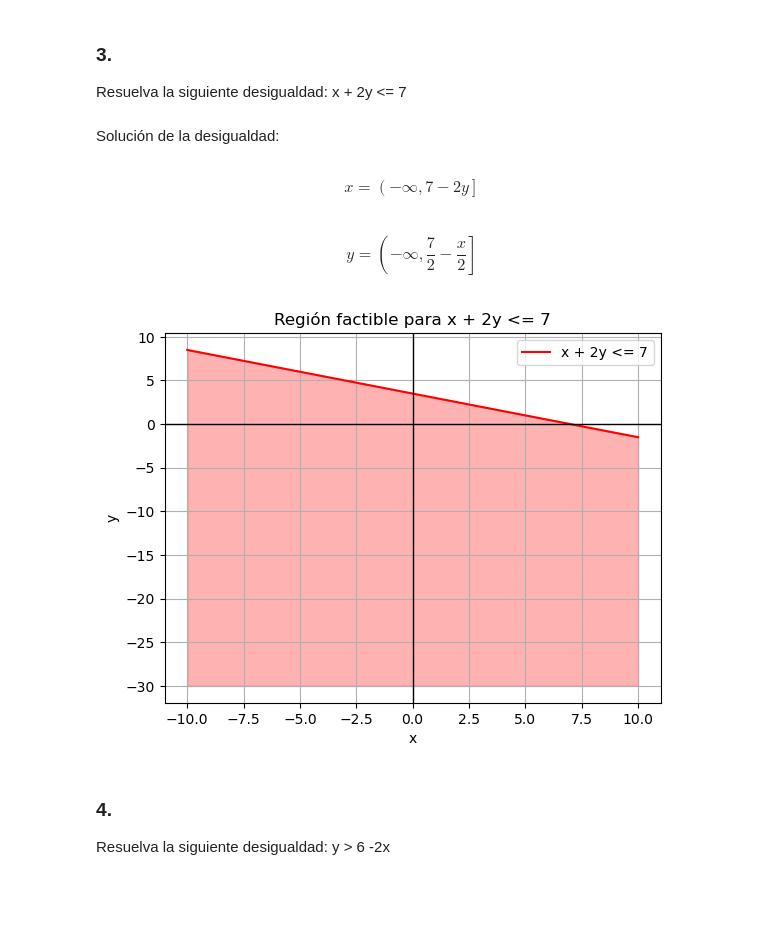
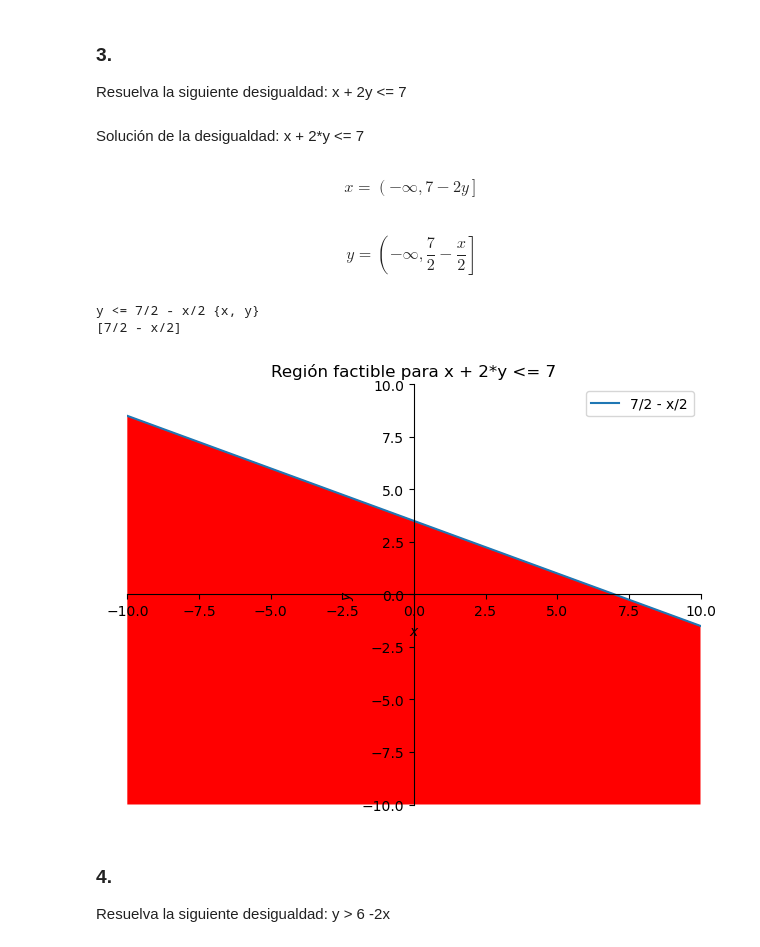
Before and after one commit to guidomantilla/esp-bigdata-dataanal, a Jupyter notebook: 1.1-linear-algebra/clase 02.ipynb, the cells around one changed output. Drawn from its saved outputs; the diff is of its cells as text; code cells hidden in the pictures; blank space fills up the shorter version.

```diff
--- a/1.1-linear-algebra/clase 02.ipynb
+++ b/1.1-linear-algebra/clase 02.ipynb
@@ -38,16 +56,25 @@ $$y = \left(-\infty, \frac{3 x}{2} - 6\right]$$
 Resuelva la siguiente desigualdad: x + 2y <= 7
 # %%
 import sympy as sp
-from pkg.functions import print_solution_inequality
+from pkg.functions import (
+    calculate_solution_equation,
+    print_solution_equation,
+    plot_solution_equation,
+)
 
 x, y = sp.symbols("x y", real=True)
-label, expression, result = "x + 2y <= 7", x + 2 * y, 7
-print_solution_inequality(label, x, y, expression, "<=", result, False)
+equation = sp.Rel(x + 2 * y, 7, "<=")
+sol_x, sol_y = calculate_solution_equation(x, y, equation)
+print_solution_equation(x, y, equation, sol_x, sol_y)
+plot = plot_solution_equation(x, y, equation)
+plot.show()
 # %% [output]
-Solución de la desigualdad:
+Solución de la desigualdad: x + 2*y <= 7
 $$x = \left(-\infty, 7 - 2 y\right]$$
 $$y = \left(-\infty, \frac{7}{2} - \frac{x}{2}\right]$$
+y <= 7/2 - x/2 {x, y}
+[7/2 - x/2]
-[figure, old version]
+[figure, new version]
 # %% [markdown]
 ### 4.
 Resuelva la siguiente desigualdad: y > 6 -2x
```
Also changed, not shown: parts of 32 cells of this notebook, 2 other files.
